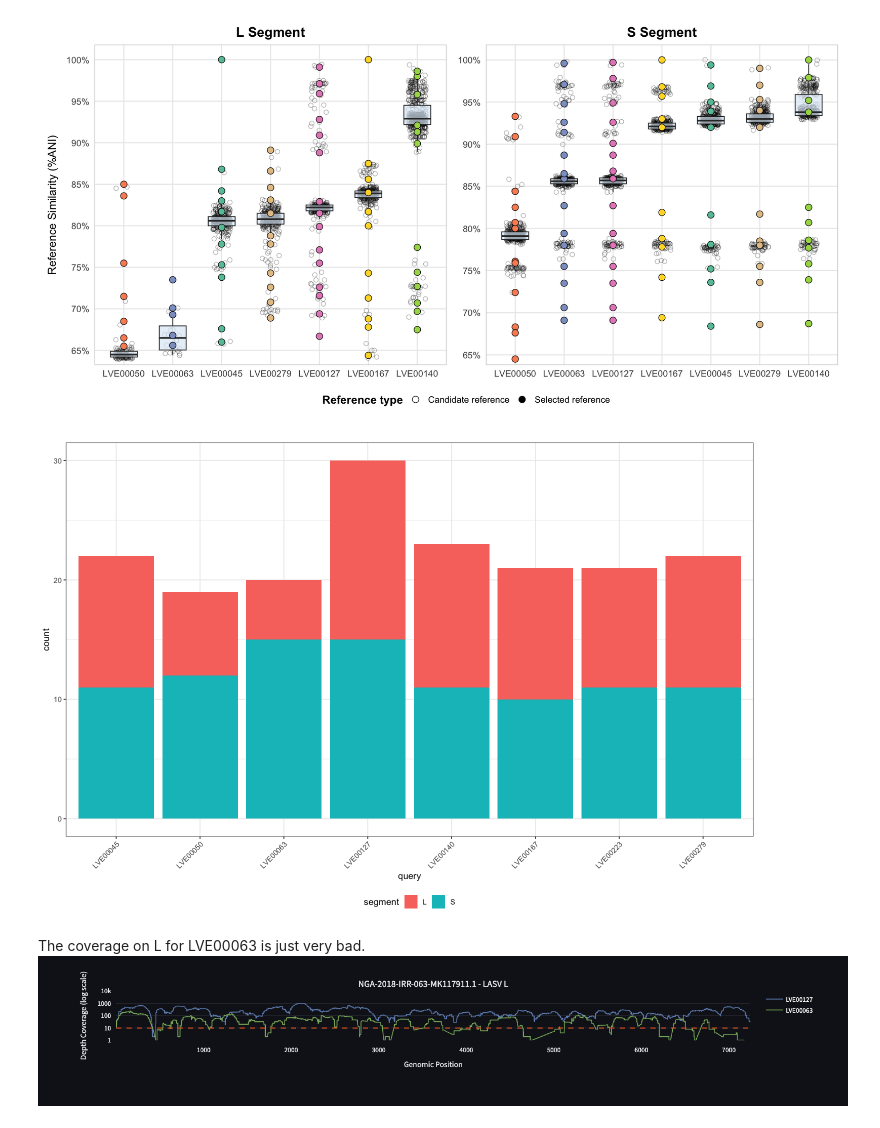
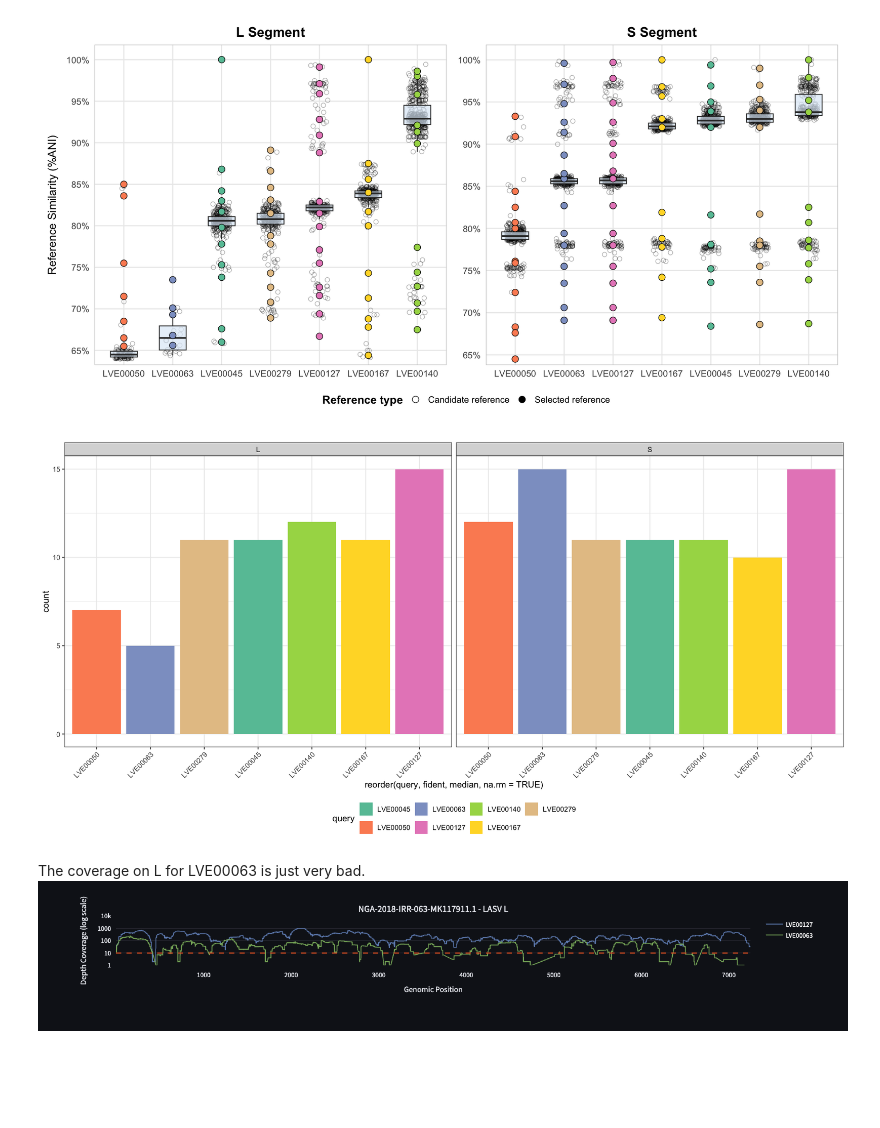
Before and after one commit to Joon-Klaps/nf-core-viralmetagenome-manuscript, a Jupyter notebook: analysis/benchmarking/S3_reference_scaffolding/00_reference_selection.ipynb, the cells around one changed output. Saved outputs shown, nothing was run; the diff lists cells and outputs as text; code cells hidden in the pictures; blank space fills up the shorter version.

Commit message:
better plots & fix old content files

```diff
--- a/analysis/benchmarking/S3_reference_scaffolding/00_reference_selection.ipynb
+++ b/analysis/benchmarking/S3_reference_scaffolding/00_reference_selection.ipynb
@@ -274,13 +285,15 @@ ggsave("../../../Fig/supplfig3.png", p, width = 14, height = 7, dpi = 300)
 [figure]
 # %%
 # Checking how many we have for every query
-ggplot(selected_references, aes(x = query, fill = segment)) +
+ggplot(selected_references %>% filter(query != "LVE00223"), aes(x = reorder(query, fident, median, na.rm = TRUE), fill = query)) +
+  facet_wrap(~segment) +
   geom_bar() +
   theme_bw() +
+  scale_fill_brewer(palette = "Set2") +
   theme(legend.position = "bottom") +
   theme(axis.text.x = element_text(angle = 45, hjust = 1))
 # %% [output]
-[figure, old version]
+[figure, new version]
 # %% [markdown]
 The coverage on L for LVE00063 is just very bad.
 ![image.png](attachment:image.png)
```
Also changed, not shown: parts of 2 cells of this notebook, 8 other files.
